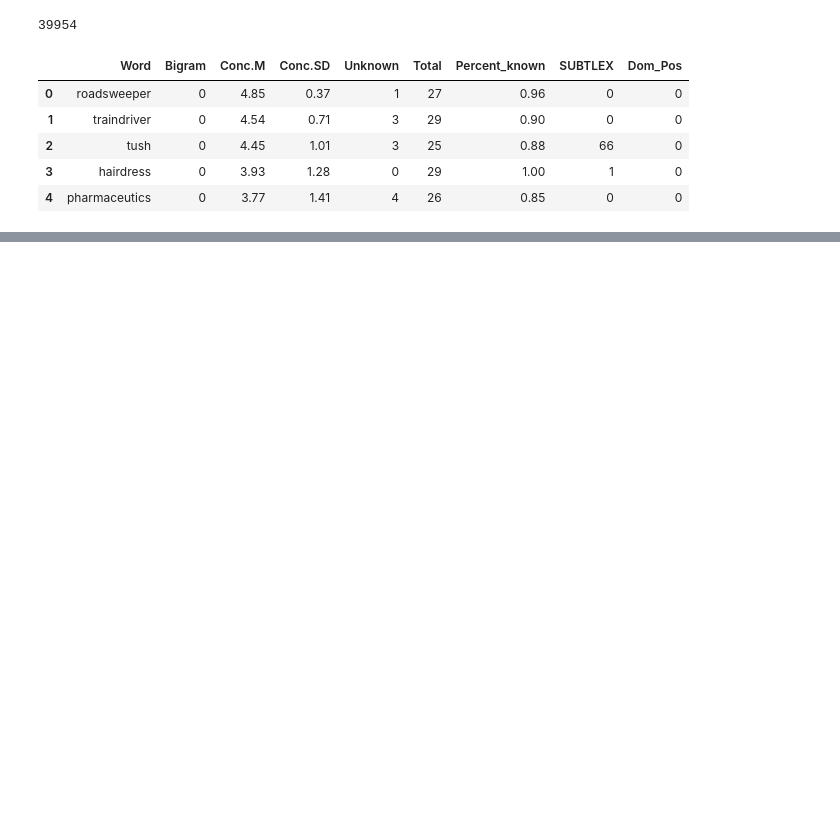
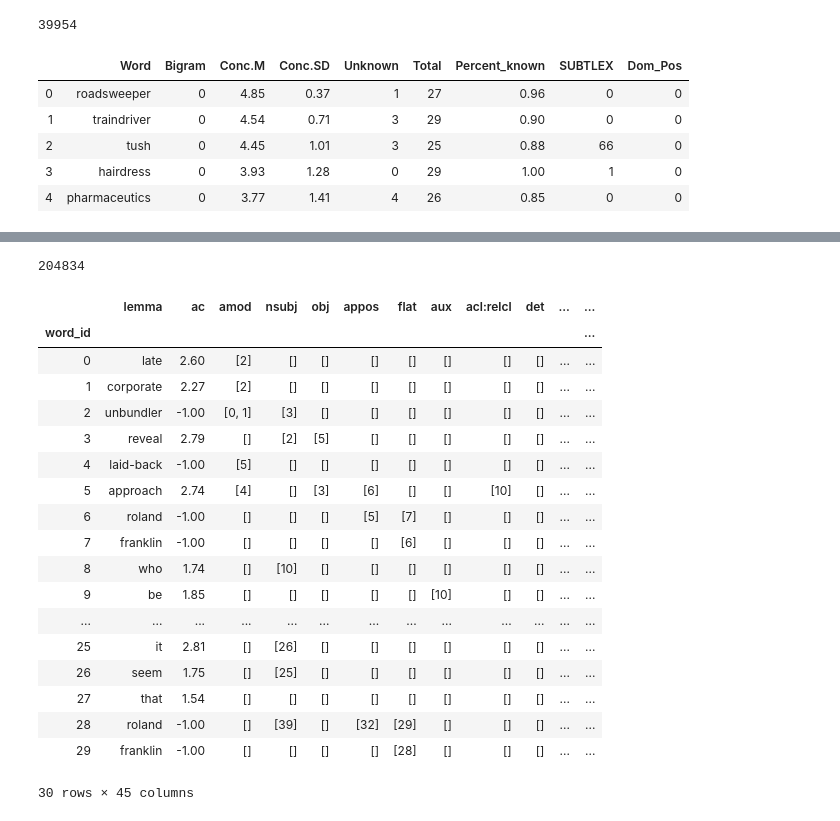
Before and after one commit to Sunflower/CPSC-488A, a Jupyter notebook: Lexical Abstractness & Concreteness.ipynb, the cells around one changed output, grey strips where cells are left out. Drawn from its saved outputs; the diff is of its cells as text; code cells hidden in the pictures; blank space fills up the shorter version.

```diff
--- a/Lexical Abstractness & Concreteness.ipynb
+++ b/Lexical Abstractness & Concreteness.ipynb
@@ -49,0 +27,12 @@ words.merge(concreteness_ratings[['Word', 'Conc.M']],
+# %%
+words_with_ac_ratings = (
+    all_words.merge(concreteness_ratings[['Word', 'Conc.M']],
+                    how='left',
+                    left_on='lemma',
+                    right_on='Word')
+    .sort_values(by='word_id')
+    .fillna(-1)[['word_id', 'lemma', 'Conc.M']]
+    .rename(columns={'Conc.M':'ac'})
+)
+display(len(words_with_ac_ratings))
+words_with_ac_ratings.sample(10)
@@ -62,0 +81,30 @@ dependencies.head()
+# %%
+words_with_ac_ratings_deps = words_with_ac_ratings.merge(
+    words_with_deps,
+    left_on='word_id',
+    right_on='word_id'
+).set_index('word_id')
+
+display(len(words_with_ac_ratings_deps))
+words_with_ac_ratings_deps.head(30)
+# %% [output]
+204834
+|  | lemma | ac | amod | nsubj | obj | appos | flat | aux | acl:relcl | det | ... | ... |
+| word_id |  |  |  |  |  |  |  |  |  |  |  | ... |
+| 0 | late | 2.60 | [2] | [] | [] | [] | [] | [] | [] | [] | ... | ... |
+| 1 | corporate | 2.27 | [2] | [] | [] | [] | [] | [] | [] | [] | ... | ... |
+| 2 | unbundler | -1.00 | [0, 1] | [3] | [] | [] | [] | [] | [] | [] | ... | ... |
+| 3 | reveal | 2.79 | [] | [2] | [5] | [] | [] | [] | [] | [] | ... | ... |
+| 4 | laid-back | -1.00 | [5] | [] | [] | [] | [] | [] | [] | [] | ... | ... |
+| 5 | approach | 2.74 | [4] | [] | [3] | [6] | [] | [] | [10] | [] | ... | ... |
+| 6 | roland | -1.00 | [] | [] | [] | [5] | [7] | [] | [] | [] | ... | ... |
+| 7 | franklin | -1.00 | [] | [] | [] | [] | [6] | [] | [] | [] | ... | ... |
+| 8 | who | 1.74 | [] | [10] | [] | [] | [] | [] | [] | [] | ... | ... |
+| 9 | be | 1.85 | [] | [] | [] | [] | [] | [10] | [] | [] | ... | ... |
+| ... | ... | ... | ... | ... | ... | ... | ... | ... | ... | ... | ... | ... |
+| 25 | it | 2.81 | [] | [26] | [] | [] | [] | [] | [] | [] | ... | ... |
+| 26 | seem | 1.75 | [] | [25] | [] | [] | [] | [] | [] | [] | ... | ... |
+| 27 | that | 1.54 | [] | [] | [] | [] | [] | [] | [] | [] | ... | ... |
+| 28 | roland | -1.00 | [] | [39] | [] | [32] | [29] | [] | [] | [] | ... | ... |
+| 29 | franklin | -1.00 | [] | [] | [] | [] | [28] | [] | [] | [] | ... | ... |
+30 rows × 45 columns
```
Also changed, not shown: parts of 18 cells of this notebook, 49 other files.
